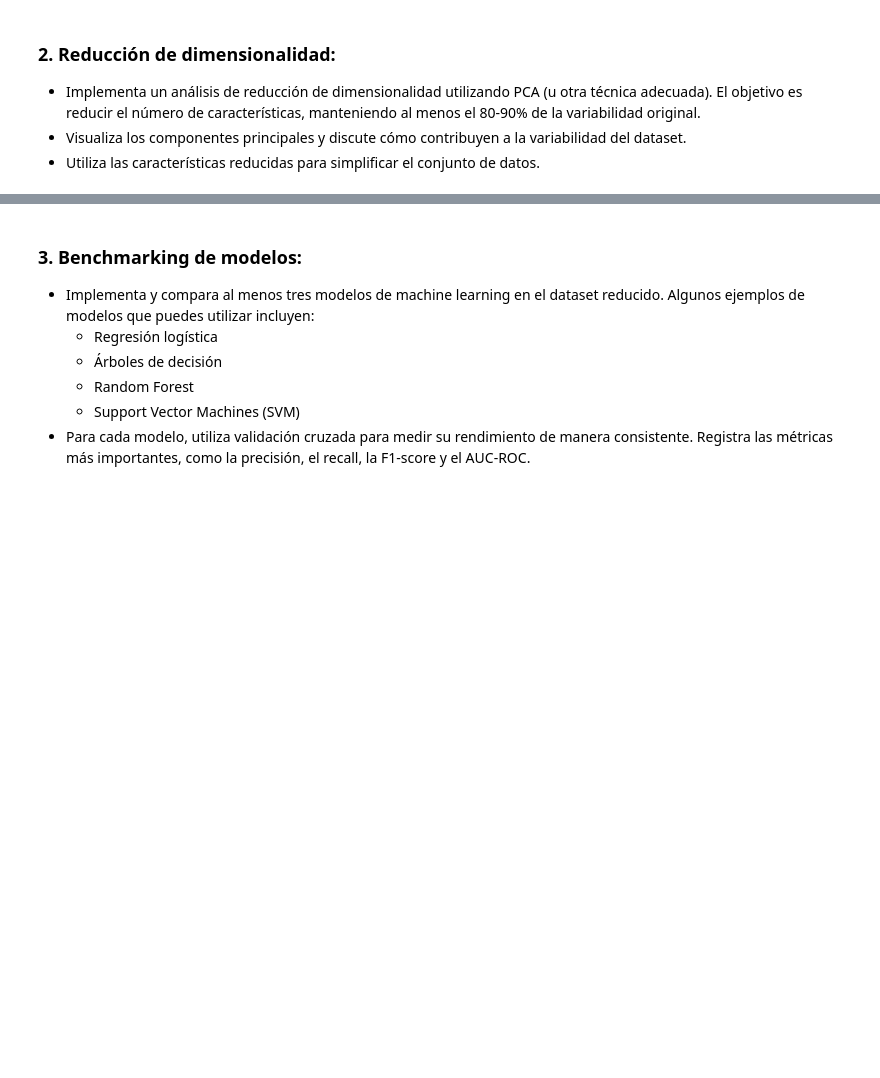
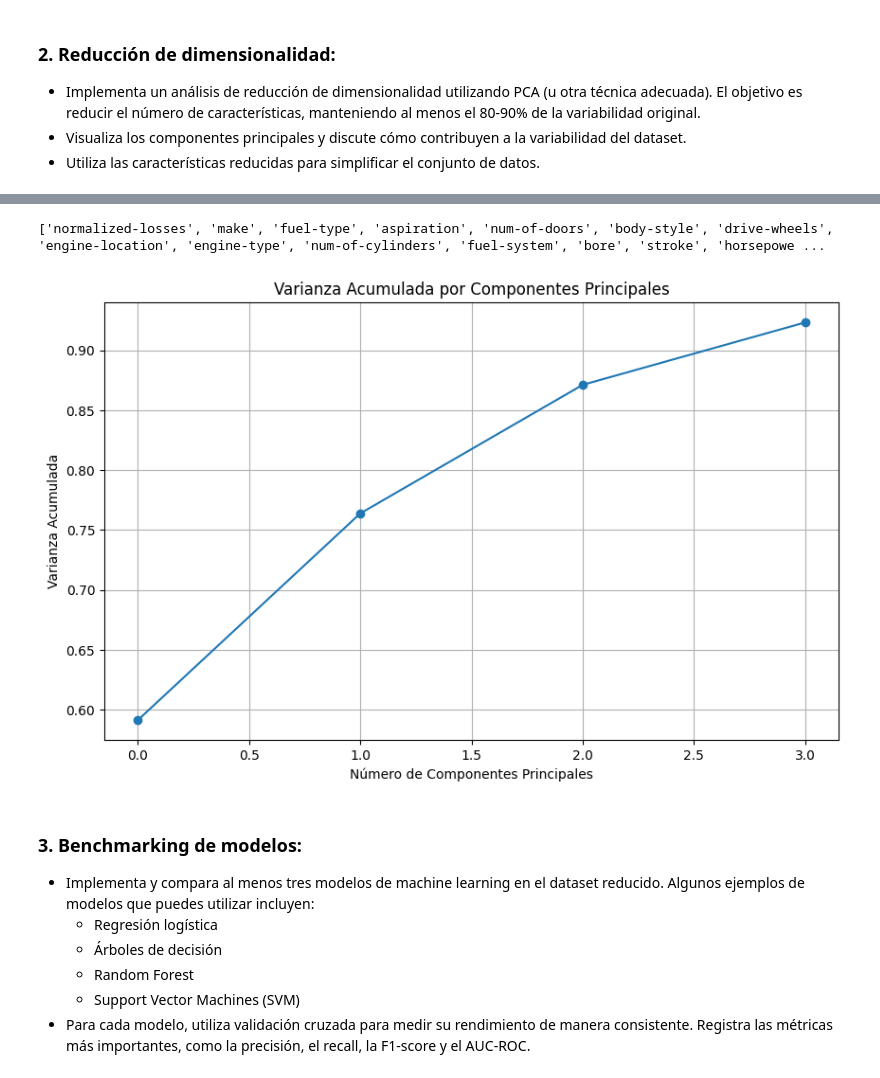
Before and after one commit to CesarVelgo/Advanced_ML, a Jupyter notebook: notebook/core10.ipynb, the cells around one changed output, grey strips where cells are left out. Saved outputs shown, nothing was run; the diff lists cells and outputs as text; code cells hidden in the pictures; blank space fills up the shorter version.

```diff
--- a/notebook/core10.ipynb
+++ b/notebook/core10.ipynb
@@ -10,3 +112,40 @@
+# %%
+non_numeric_columns = df.select_dtypes(exclude=['number']).columns.tolist()
+non_numeric_columns = non_numeric_columns + ['price']
+# Imprimir la lista de columnas no numéricas
+print(non_numeric_columns)
+# %% [output]
+['normalized-losses', 'make', 'fuel-type', 'aspiration', 'num-of-doors', 'body-style', 'drive-wheels', 'engine-location', 'engine-type', 'num-of-cylinders', 'fuel-system', 'bore', 'stroke', 'horsepowe ...
+# %%
+# separamos las características y la variable objetivo (asumimos que 'price' es nuestra variable objetivo)
+X = df.drop(non_numeric_columns, axis=1)  # características
+y = df['price']  # variable objetivo
+# convertimos la variable objetivo a numérica (si es necesario)
+y = pd.to_numeric(y, errors='coerce').dropna()  # convertimos a numérico y eliminamos NaN
+# %%
+# dividimos los datos en conjunto de entrenamiento y prueba
+X_train, X_test, y_train, y_test = train_test_split(X, y, test_size=0.2, random_state=42)  # dividimos los dato
+# %%
+# escalamos las características
+scaler = StandardScaler()  # inicializamos el escalador
+X_train_scaled = scaler.fit_transform(X_train)  # ajustamos y transformamos el conjunto de entrenamiento
+X_test_scaled = scaler.transform(X_test)  # transformamos el conjunto de prueba
+# %%
+# implementamos PCA para la reducción de dimensionalidad
+pca = PCA(n_components=0.90)  # mantenemos al menos el 90% de la variabilidad original
+X_train_pca = pca.fit_transform(X_train_scaled)  # ajustamos PCA al conjunto de entrenamiento
+X_test_pca = pca.transform(X_test_scaled)  # transformamos el conjunto de prueba
+# %%
+# visualizamos la varianza explicada por los componentes principales
+plt.figure(figsize=(10,6))  # establecemos el tamaño del gráfico
+plt.plot(np.cumsum(pca.explained_variance_ratio_), marker='o')  # graficamos la varianza acumulada
+plt.title('Varianza Acumulada por Componentes Principales')  # título del gráfico
+plt.xlabel('Número de Componentes Principales')  # etiqueta del eje x
+plt.ylabel('Varianza Acumulada')  # etiqueta del eje y
+plt.grid()  # añadimos una cuadrícula al gráfico
+plt.show()  # mostramos el gráfico
+# %% [output]
+[figure, added]
 # %% [markdown]
 ### 3. Benchmarking de modelos:
   * Implementa y compara al menos tres modelos de machine learning en el dataset reducido. Algunos ejemplos de modelos que puedes utilizar incluyen:
```
Also changed, not shown: parts of 13 cells of this notebook, 7 other files.
